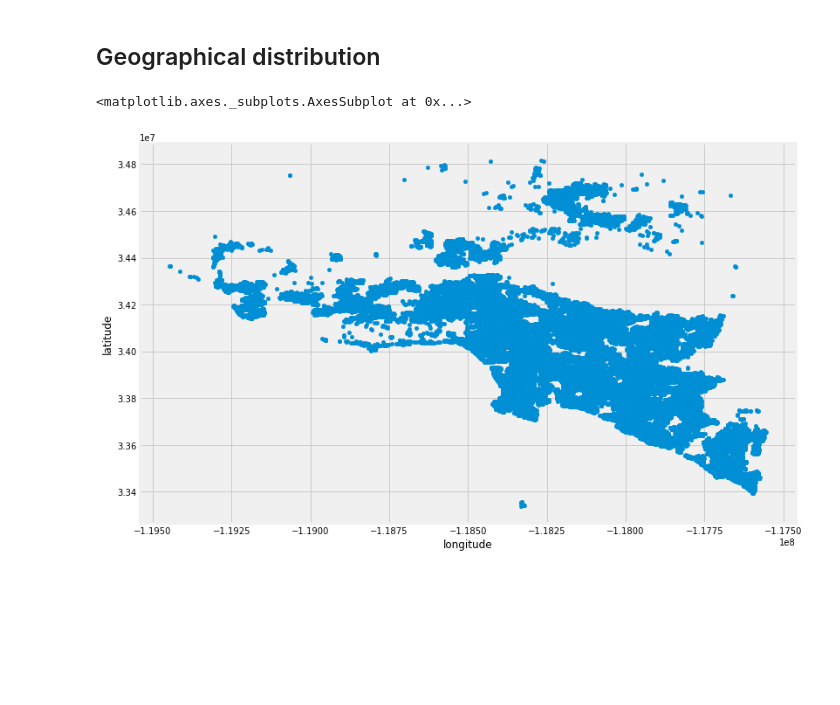
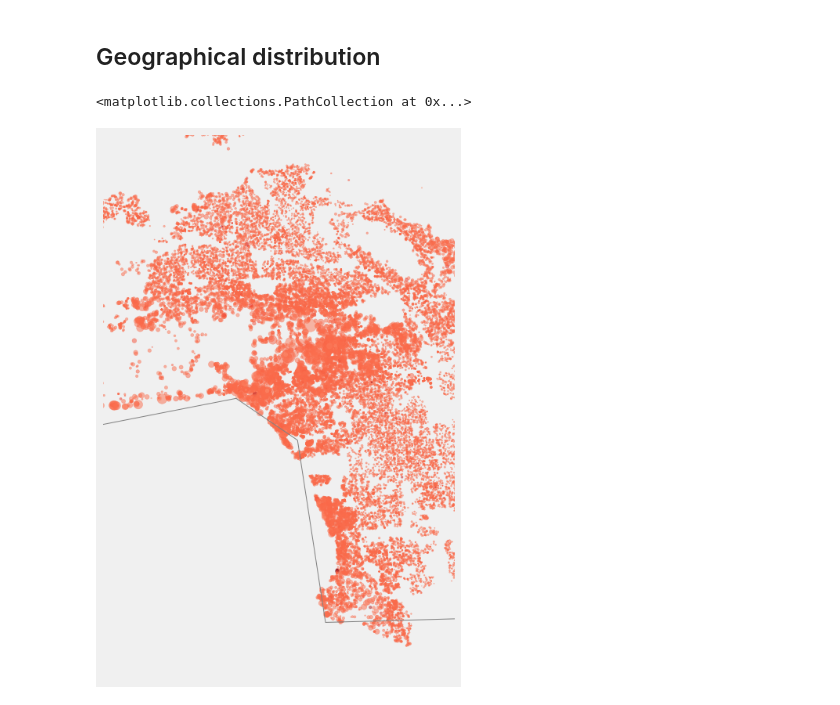
Before and after one commit to eschoenbrun/Zillow_Kaggle, a Jupyter notebook: exploratory_data_analysis.ipynb, the cells around one changed output. Saved outputs shown, nothing was run; the diff lists cells and outputs as text; code cells hidden in the pictures; blank space fills up the shorter version.

```diff
--- a/exploratory_data_analysis.ipynb
+++ b/exploratory_data_analysis.ipynb
@@ -208,7 +215,30 @@ for sheet_name, sheet_feature in sheet_features.items():
 # %% [markdown]
 ## Geographical distribution
-# %%
-data.plot(kind='scatter', x='longitude',y='latitude', figsize=(12,8))
-# %% [output]
-<matplotlib.axes._subplots.AxesSubplot at 0x...>
-[figure, removed]
+# %%
+# Ref:
+# https://github.com/jakevdp/PythonDataScienceHandbook/blob/master/notebooks/04.13-Geographic-Data-With-Basemap.ipynb
+# 1. Draw the map background
+scale=1000000
+lon,lat = joined_data.longitude.values/scale, joined_data.latitude.values/scale
+
+fig = plt.figure(figsize=(12, 12))
+m = Basemap(projection='lcc', resolution='l', lat_0=37, lon_0=-123,
+            llcrnrlon=-118.761333, llcrnrlat=33.679916,
+            urcrnrlon=-118.175567, urcrnrlat=34.358850,
+            width=1.4E6, height=1.3E6)
+
+m.drawcoastlines(color='gray')
+m.drawcountries(color='gray')
+
+m.drawstates(color='gray')
+# 2. scatter city data, with color reflecting population
+# and size reflecting area
+m.scatter(lon, lat, latlon=True,
+          c=joined_data.logerror.values*1000,s=joined_data.taxamount.values/1000,
+          cmap='Reds', alpha=0.5)
+
+#lower left: 33.679916, -118.761333
+#upper right: 34.358850, -118.175567
+# %% [output]
+<matplotlib.collections.PathCollection at 0x...>
+[figure, added]
```
Also changed, not shown: parts of 24 cells of this notebook, 2 other files.
